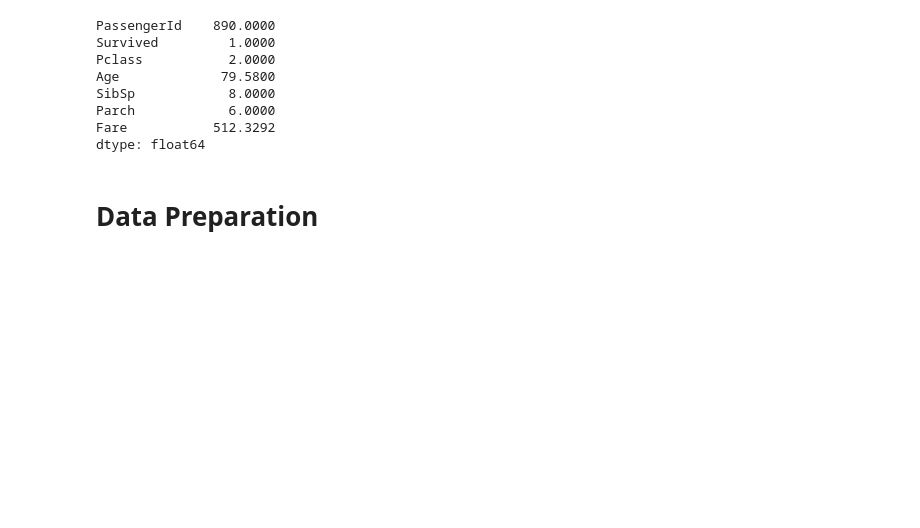
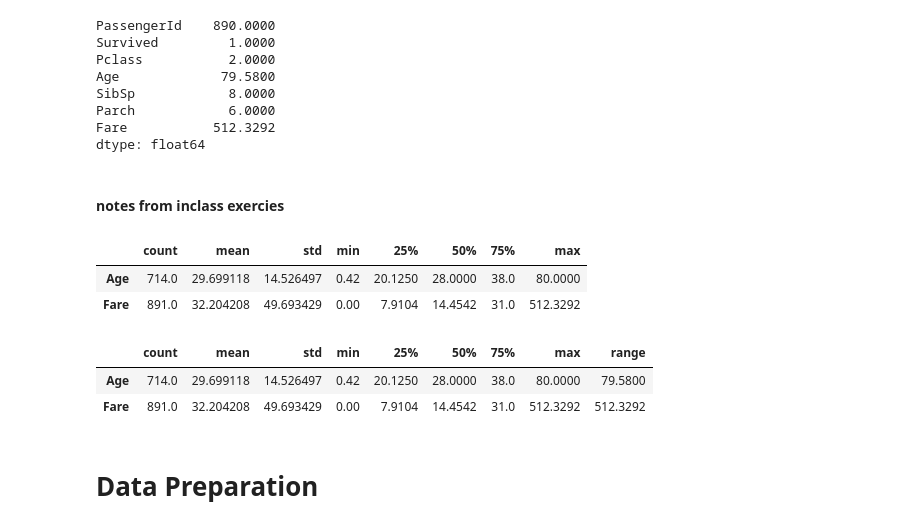
Before and after one commit to markydoug/classification-exercises, a Jupyter notebook: classification_exercises.ipynb, the cells around one changed output. Drawn from its saved outputs; the diff is of its cells as text; code cells hidden in the pictures; blank space fills up the shorter version.

```diff
--- a/classification_exercises.ipynb
+++ b/classification_exercises.ipynb
@@ -216,6 +277,25 @@ SibSp            8.0000
 Parch            6.0000
 Fare           512.3292
 dtype: float64
+# %% [markdown]
+#### notes from inclass exercies
+# %%
+# The two columns I want to know the range on are 'Age' and 'Fare'
+# I can select just the true numeric variables to declutter my results.
+
+titanic_stats = df_excel[['Age', 'Fare']].describe().T
+titanic_stats
+# %% [output]
+|  | count | mean | std | min | 25% | 50% | 75% | max |
+| Age | 714.0 | 29.699118 | 14.526497 | 0.42 | 20.1250 | 28.0000 | 38.0 | 80.0000 |
+| Fare | 891.0 | 32.204208 | 49.693429 | 0.00 | 7.9104 | 14.4542 | 31.0 | 512.3292 |
+# %%
+titanic_stats['range'] = titanic_stats['max'] - titanic_stats['min']
+titanic_stats
+# %% [output]
+|  | count | mean | std | min | 25% | 50% | 75% | max | range |
+| Age | 714.0 | 29.699118 | 14.526497 | 0.42 | 20.1250 | 28.0000 | 38.0 | 80.0000 | 79.5800 |
+| Fare | 891.0 | 32.204208 | 49.693429 | 0.00 | 7.9104 | 14.4542 | 31.0 | 512.3292 | 512.3292 |
 # %% [markdown]
 # Data Preparation
 # %%
```
Also changed, not shown: parts of 11 cells of this notebook.
